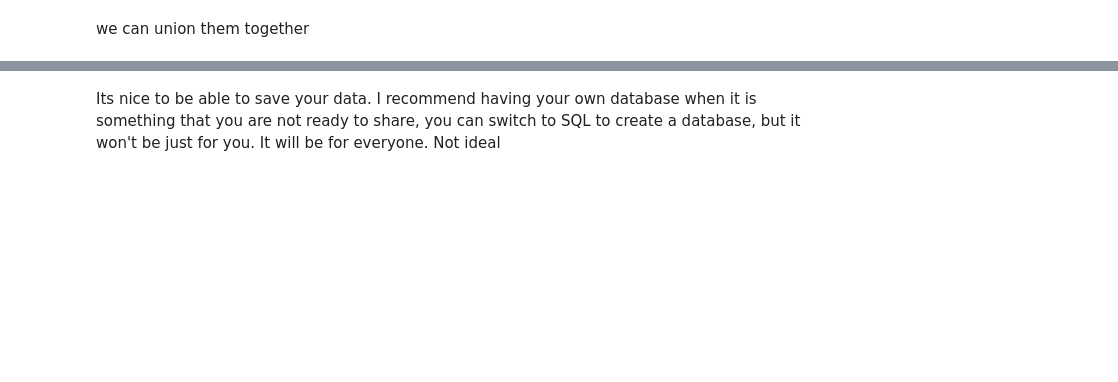
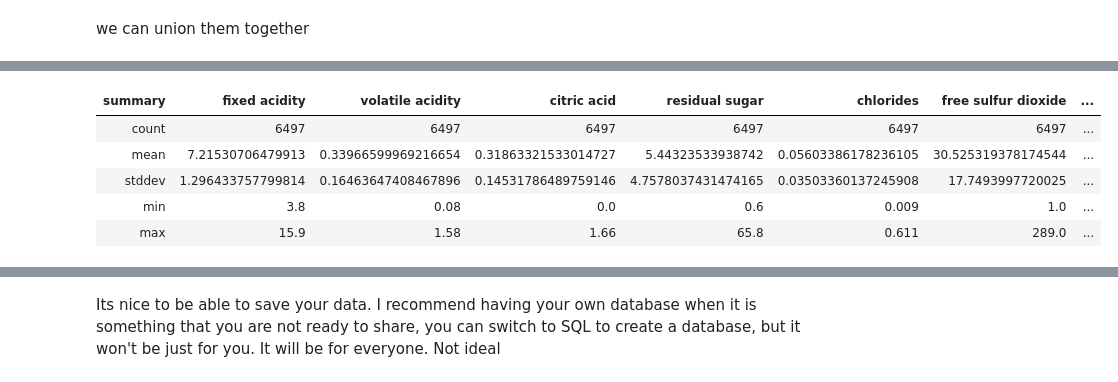
Before and after one commit to arudraMS/AMLHackADBMLFlow, a Jupyter notebook: Notebooks/FullExperiment.ipynb, the cells around one changed output, grey strips where cells are left out. Cells and saved outputs as stored; diff of their text form; code cells hidden in the pictures; blank space fills up the shorter version.

```diff
--- a/Notebooks/FullExperiment.ipynb
+++ b/Notebooks/FullExperiment.ipynb
@@ -197,3 +201,12 @@ df_all = df_white.union(df_red);
 print((df_all.count(), (len(df_all.columns))))
 # %% [output]
 [interactive output not drawn]
+# %%
+display(df_all.describe())
+# %% [output]
+| summary | fixed acidity | volatile acidity | citric acid | residual sugar | chlorides | free sulfur dioxide | ... |
+| count | 6497 | 6497 | 6497 | 6497 | 6497 | 6497 | ... |
+| mean | 7.21530706479913 | 0.33966599969216654 | 0.31863321533014727 | 5.44323533938742 | 0.05603386178236105 | 30.525319378174544 | ... |
+| stddev | 1.296433757799814 | 0.16463647408467896 | 0.14531786489759146 | 4.7578037431474165 | 0.03503360137245908 | 17.7493997720025 | ... |
+| min | 3.8 | 0.08 | 0.0 | 0.6 | 0.009 | 1.0 | ... |
+| max | 15.9 | 1.58 | 1.66 | 65.8 | 0.611 | 289.0 | ... |
```
Also changed, not shown: parts of 16 cells of this notebook.
